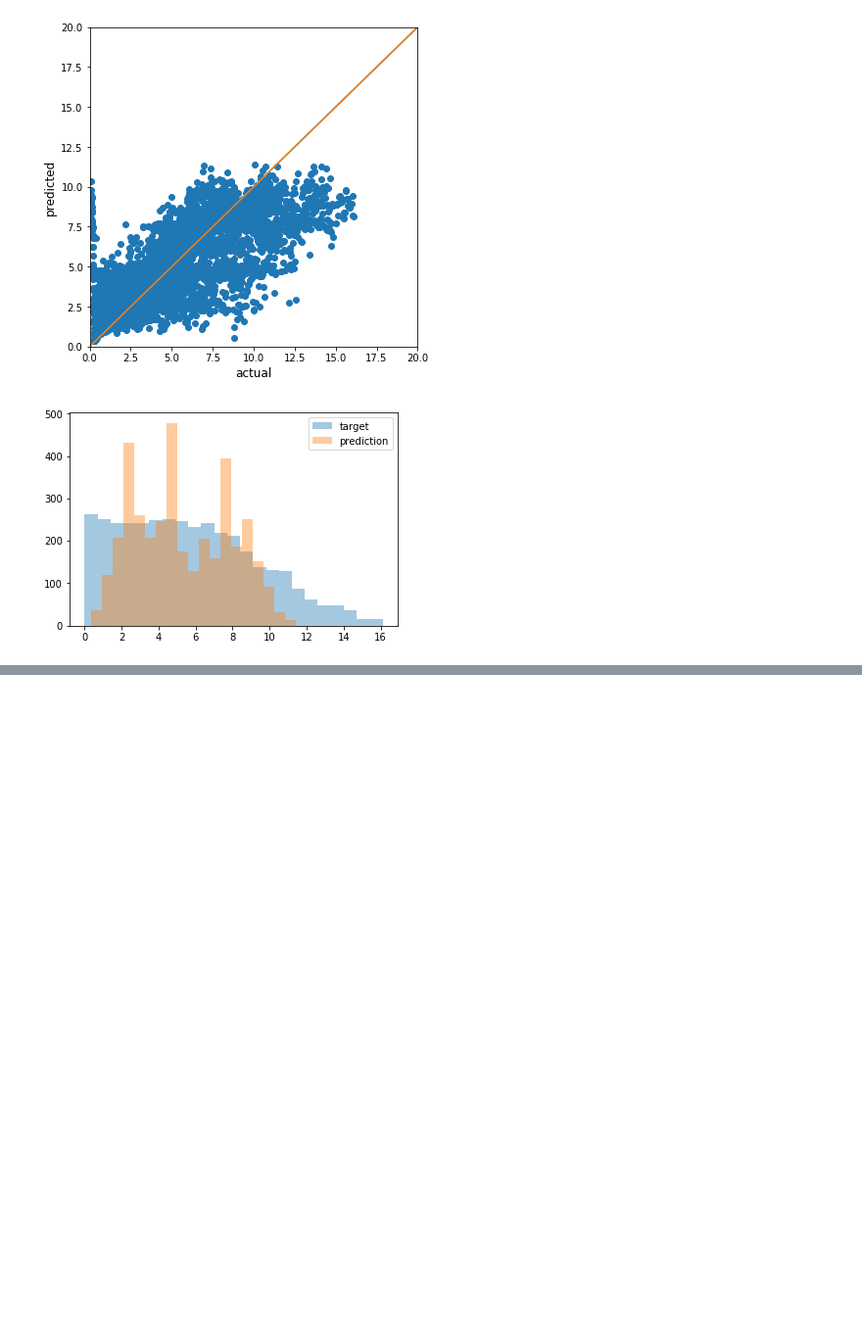
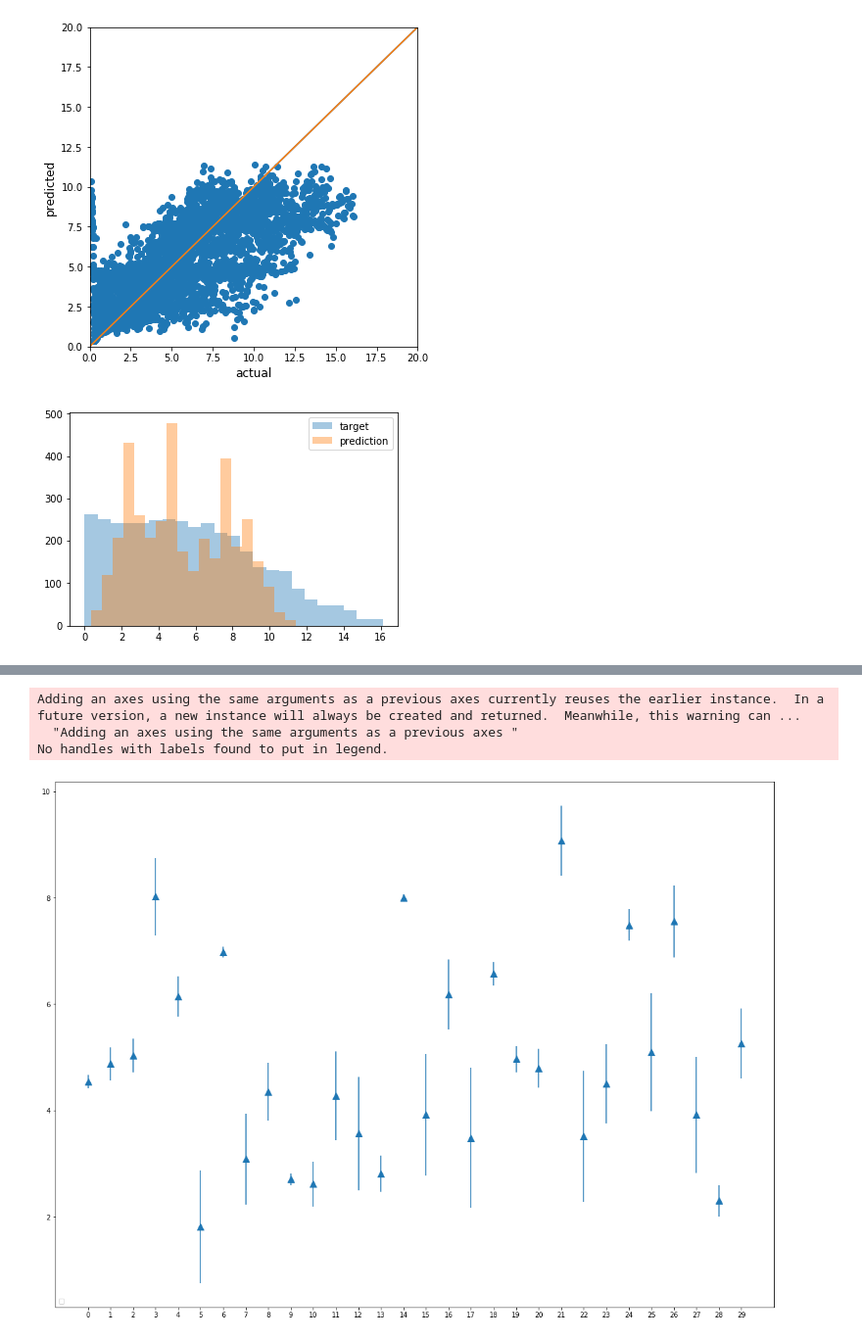
Before and after one commit to saryazdi/Kaggle-Earthquake-Prediction-LANL, a Jupyter notebook: FeatureBasedRegressors.ipynb, the cells around one changed output, grey strips where cells are left out. Shown at 98% size. Cells and saved outputs as stored; diff of their text form; code cells hidden in the pictures; blank space fills up the shorter version.

```diff
--- a/FeatureBasedRegressors.ipynb
+++ b/FeatureBasedRegressors.ipynb
@@ -305,0 +512,48 @@ output_file.close()
+# %%
+#Load kaggle submissions
+
+ensemble = pd.read_csv("test_results_Wave_Cat_SVM_Performance.csv",dtype={'seg_id': np.str, 'time_to_failure': np.float64})
+
+wavenet = pd.read_csv("sample_wavenet_submission_1.91.csv",dtype={'seg_id': np.str, 'time_to_failure': np.float64})
+
+Cat_Data = pd.read_csv("test_results_Cat_Model.csv",dtype={'seg_id': np.str, 'time_to_failure': np.float64})
+
+SVM_Data = pd.read_csv("test_results_SVM_Model.csv",dtype={'seg_id': np.str, 'time_to_failure': np.float64})
+
+segment_nums = []
+for i in range(len(ensemble)):
+    segment_nums.append(i)
+# %%
+x = range(100)
+y = range(100,200)
+plot_amount = 30
+
+fig = plt.figure(figsize = [6.4*3, 4.8*3])
+#plt.grid(axis = 'both')
+plt.xticks(np.arange(plot_amount))
+ax1 = fig.add_subplot(111)
+
+
+#ax1.scatter(segment_nums[:plot_amount], ensemble['time_to_failure'][:plot_amount], s=100, marker="s", label='ensemble')
+#ax1.scatter(segment_nums[:plot_amount], wavenet['time_to_failure'][:plot_amount], s=100, marker="o", label='CNN (dilated)')
+#ax1.scatter(segment_nums[:plot_amount], Cat_Data['time_to_failure'][:plot_amount], s=100,  marker="o", label='Cat')
+#ax1.scatter(segment_nums[:plot_amount], SVM_Data['time_to_failure'][:plot_amount], s=100,  marker="o", label='SVM')
+
+x = np.arange(plot_amount)
+y = np.empty(0)
+e = np.empty(0)
+
+for i in range(plot_amount):
+    y = np.append(y, np.array([wavenet['time_to_failure'][i],Cat_Data['time_to_failure'][i],SVM_Data['time_to_failure'][i]]).mean())
+    e = np.append(e, np.array([wavenet['time_to_failure'][i],Cat_Data['time_to_failure'][i],SVM_Data['time_to_failure'][i]]).std())
+
+#print(e)
+plt.errorbar(x, y, e, linestyle='None', marker='^',markersize = "10")
+
+plt.legend(loc='lower left');
+plt.show()
+# %% [output]
+Adding an axes using the same arguments as a previous axes currently reuses the earlier instance.  In a future version, a new instance will always be created and returned.  Meanwhile, this warning can ...
+  "Adding an axes using the same arguments as a previous axes "
+No handles with labels found to put in legend.
+[figure, added]
```
Also changed, not shown: parts of 13 cells of this notebook.
